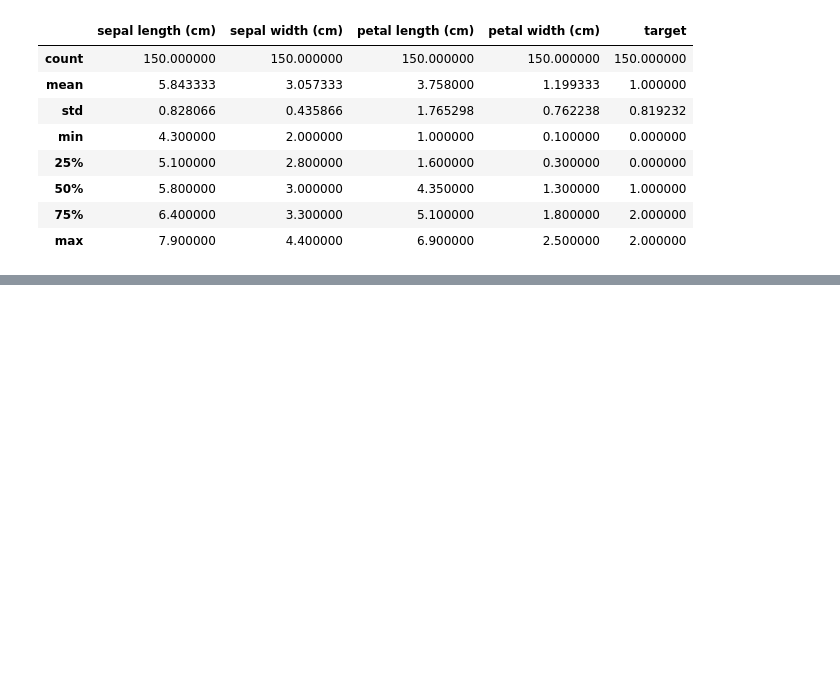
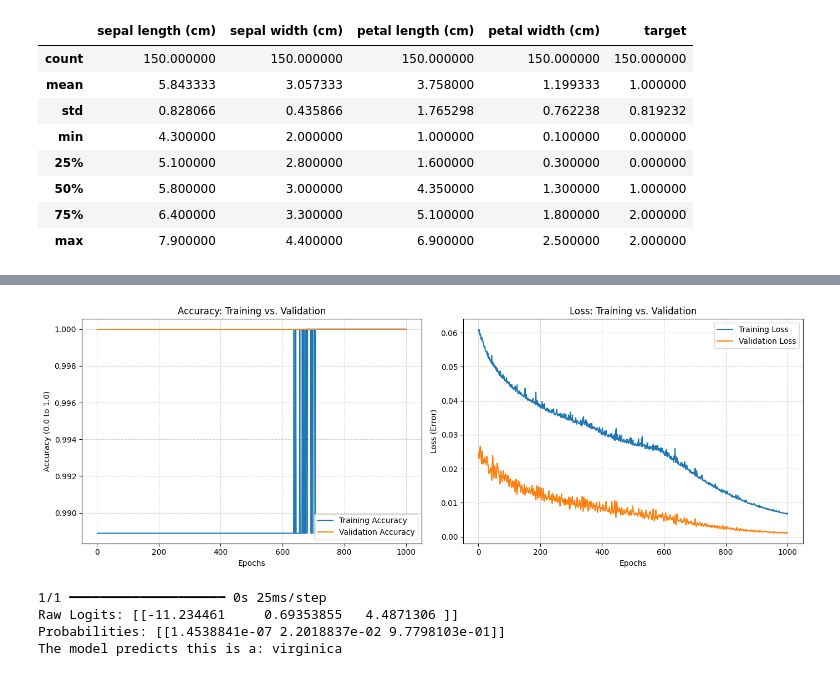
Before and after one commit to Prateek974/iris_dataset_Learning, a Jupyter notebook: iris_project.ipynb, the cells around one changed output, grey strips where cells are left out. Drawn from its saved outputs; the diff is of its cells as text; code cells hidden in the pictures; blank space fills up the shorter version.

Commit message:
implemented feature scaling and completed training a nueral network accuracy came to be 1 trained for 1000 epoches took 1 min and 25 second to calculat 40 weights

```diff
--- a/iris_project.ipynb
+++ b/iris_project.ipynb
@@ -60,4 +60,5 @@ from sklearn.model_selection import train_test_split
 X = df[['sepal length (cm)', 'sepal width (cm)', 'petal length (cm)', 'petal width (cm)']].values
 y = df['target'].values
 
-X_train,X_temp,y_temp,y_test = train_test_split(X, y, test_size= 0.4, random_state=42)
+X_train,X_temp,y_train,y_temp = train_test_split(X, y, test_size= 0.4, random_state=42)
+X_cv,X_test,y_cv,y_test = train_test_split(X_temp,y_temp, test_size=0.5,random_state=42)
@@ -63,0 +107,8 @@ X_train,X_temp,y_temp,y_test = train_test_split(X, y, test_size= 0.4, random_sta
+# %%
+history = model.fit(
+    X_train_scaled,
+    y_train,
+    epochs=1000,
+    verbose=1,
+    validation_data=(X_cv_scaled,y_cv)
+)
@@ -63,0 +133,49 @@ X_train,X_temp,y_temp,y_test = train_test_split(X, y, test_size= 0.4, random_sta
+# %%
+acc = history.history['accuracy']
+val_acc = history.history['val_accuracy']
+loss = history.history['loss']
+val_loss = history.history['val_loss']
+epochs_range = range(1, len(acc) + 1)
+plt.figure(figsize=(14, 5))
+
+
+plt.subplot(1, 2, 1)
+plt.plot(epochs_range, acc, label='Training Accuracy', color='#1f77b4')
+plt.plot(epochs_range, val_acc, label='Validation Accuracy', color='#ff7f0e')
+plt.title('Accuracy: Training vs. Validation')
+plt.xlabel('Epochs')
+plt.ylabel('Accuracy (0.0 to 1.0)')
+plt.legend(loc='lower right')
+plt.grid(True, linestyle='--', alpha=0.6)
+
+
+plt.subplot(1, 2, 2)
+plt.plot(epochs_range, loss, label='Training Loss', color='#1f77b4')
+plt.plot(epochs_range, val_loss, label='Validation Loss', color='#ff7f0e')
+plt.title('Loss: Training vs. Validation')
+plt.xlabel('Epochs')
+plt.ylabel('Loss (Error)')
+plt.legend(loc='upper right')
+plt.grid(True, linestyle='--', alpha=0.6)
+
+
+plt.tight_layout()
+plt.show()
+# %% [output]
+[figure, added]
+# %%
+new_flower = np.array([[6.3, 2.7, 4.9, 1.8]]) #Give your input in this array in format[Sapal_length,sapal_width,petal_lenght,petal_width]
+new_flower_scaled = scaler.transform(new_flower)
+raw_prediction = model.predict(new_flower_scaled)
+print(f"Raw Logits: {raw_prediction}")
+probabilities = tf.nn.softmax(raw_prediction).numpy()
+print(f"Probabilities: {probabilities}")
+predicted_class = np.argmax(probabilities)
+
+species_map = {0: 'setosa', 1: 'versicolor', 2: 'virginica'}
+print(f"The model predicts this is a: {species_map[predicted_class]}")
+# %% [output]
+1/1 ━━━━━━━━━━━━━━━━━━━━ 0s 25ms/step
+Raw Logits: [[-11.234461     0.69353855   4.4871306 ]]
+Probabilities: [[1.4538841e-07 2.2018837e-02 9.7798103e-01]]
+The model predicts this is a: virginica
```
Also changed, not shown: parts of 5 cells of this notebook.
